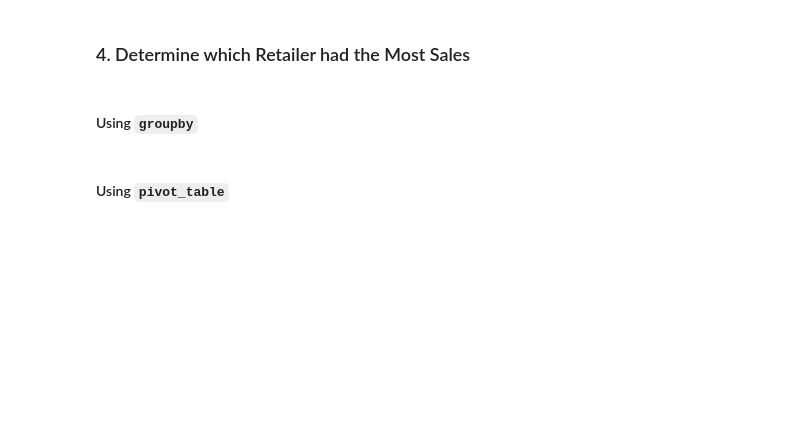
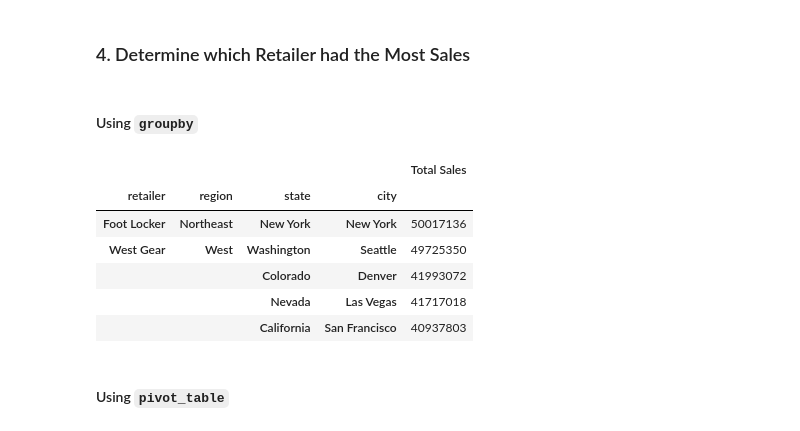
Before and after one commit to neebuntoum/athletic_sales_analysis, a Jupyter notebook: athletic_sales_analysis_starter_code.ipynb, the cells around one changed output. Cells and saved outputs as stored; diff of their text form; code cells hidden in the pictures; blank space fills up the shorter version.

```diff
--- a/athletic_sales_analysis_starter_code.ipynb
+++ b/athletic_sales_analysis_starter_code.ipynb
@@ -196,8 +227,18 @@ df_group.sort_values('Total_Products_Sold', ascending=False).head()
 # %%
 # Show the total sales for the products sold for each retailer, region, state, and city.
 # Rename the "total_sales" column to "Total Sales"
-
+df_group = df_2020_2021_combine.groupby(['retailer', 'region', 'state', 'city'])[['total_sales']].agg('sum')
+df_group = df_group.rename(columns={'total_sales':'Total Sales'})
 # Show the top 5 results.
+df_group.sort_values('Total Sales', ascending=False).head()
+# %% [output]
+|  |  |  |  | Total Sales |
+| retailer | region | state | city |  |
+| Foot Locker | Northeast | New York | New York | 50017136 |
+| West Gear | West | Washington | Seattle | 49725350 |
+|  |  | Colorado | Denver | 41993072 |
+|  |  | Nevada | Las Vegas | 41717018 |
+|  |  | California | San Francisco | 40937803 |
 # %% [markdown]
 #### Using `pivot_table`
 # %%
```
Also changed, not shown: parts of 10 cells of this notebook, 1 other file.
